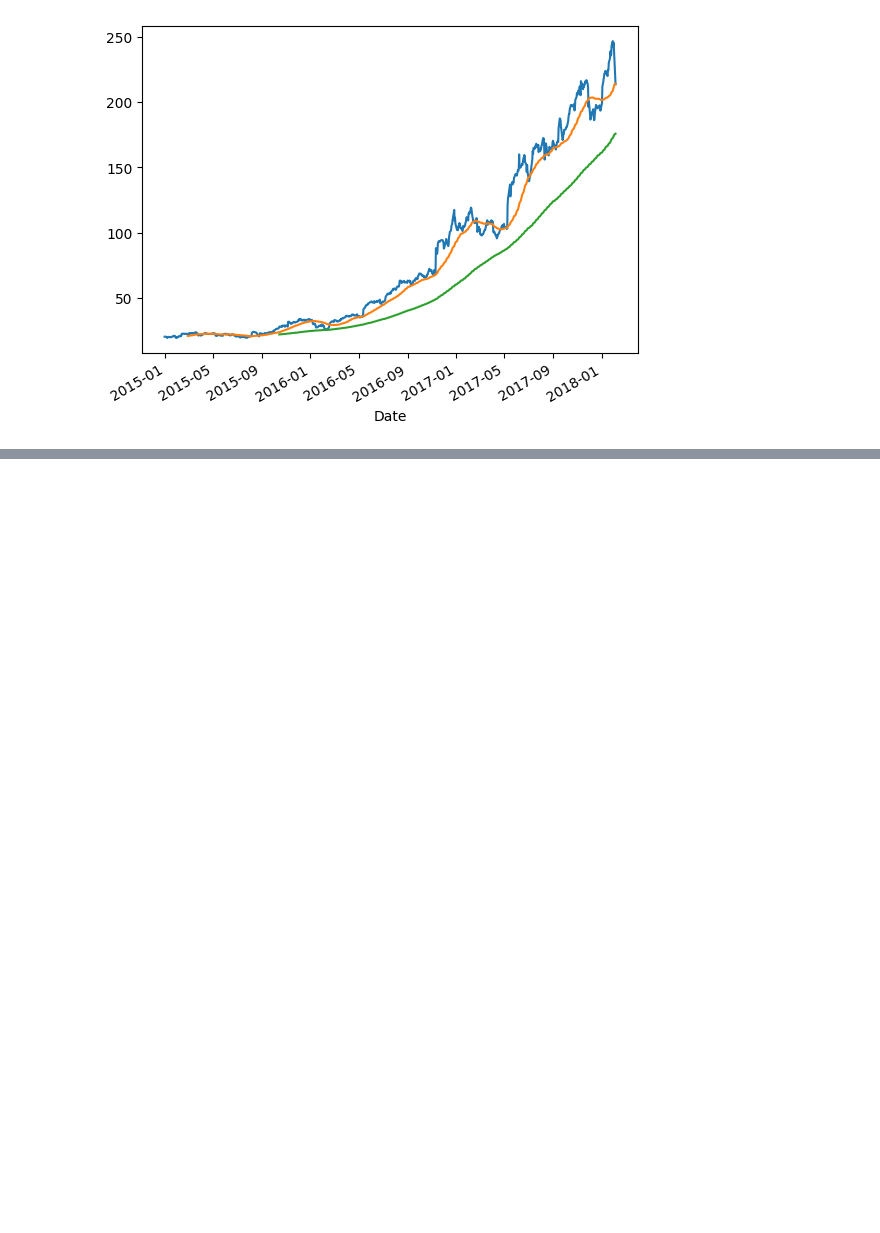
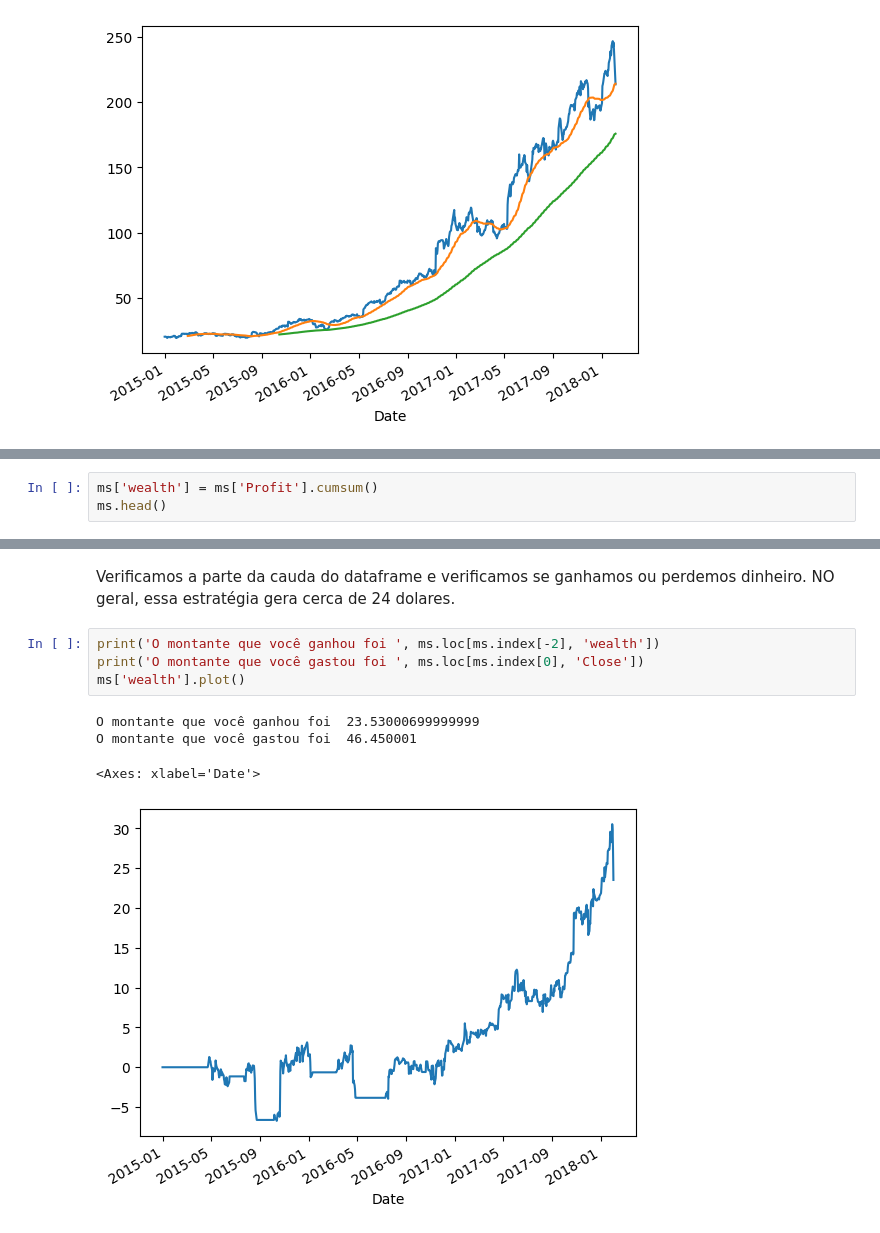
Before and after one commit to Latamila/Mineracao, a Jupyter notebook: Acoes_facebook_microsoft.ipynb, the cells around one changed output, grey strips where cells are left out. Cells and saved outputs as stored; diff of their text form; blank space fills up the shorter version.

```diff
--- a/Acoes_facebook_microsoft.ipynb
+++ b/Acoes_facebook_microsoft.ipynb
@@ -321,0 +447,3 @@ fb['MA200'].plot()
+# %%
+ms['wealth'] = ms['Profit'].cumsum()
+ms.head()
@@ -321,0 +468,12 @@ fb['MA200'].plot()
+# %% [markdown]
+Verificamos  a parte da cauda do dataframe e verificamos se ganhamos ou perdemos dinheiro.
+NO geral, essa estratégia gera cerca de 24 dolares.
+# %%
+print('O montante que você ganhou foi ', ms.loc[ms.index[-2], 'wealth'])
+print('O montante que você gastou foi ', ms.loc[ms.index[0], 'Close'])
+ms['wealth'].plot()
+# %% [output]
+O montante que você ganhou foi  23.53000699999999
+O montante que você gastou foi  46.450001
+<Axes: xlabel='Date'>
+[figure, added]
```
Also changed, not shown: parts of 26 cells of this notebook.
